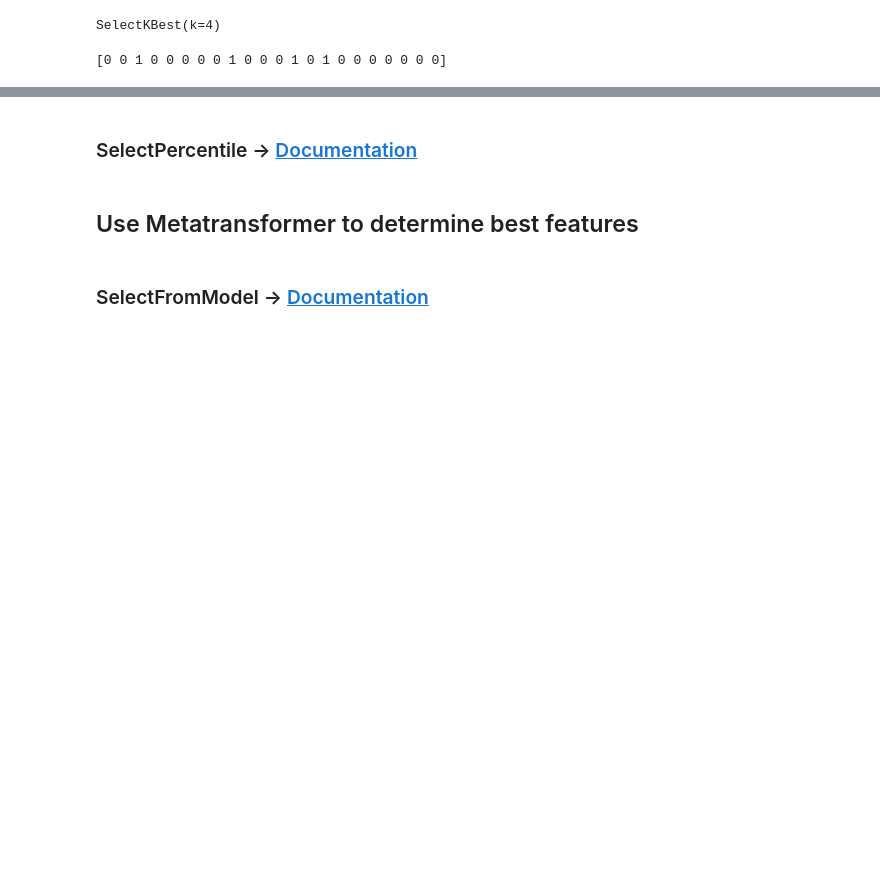
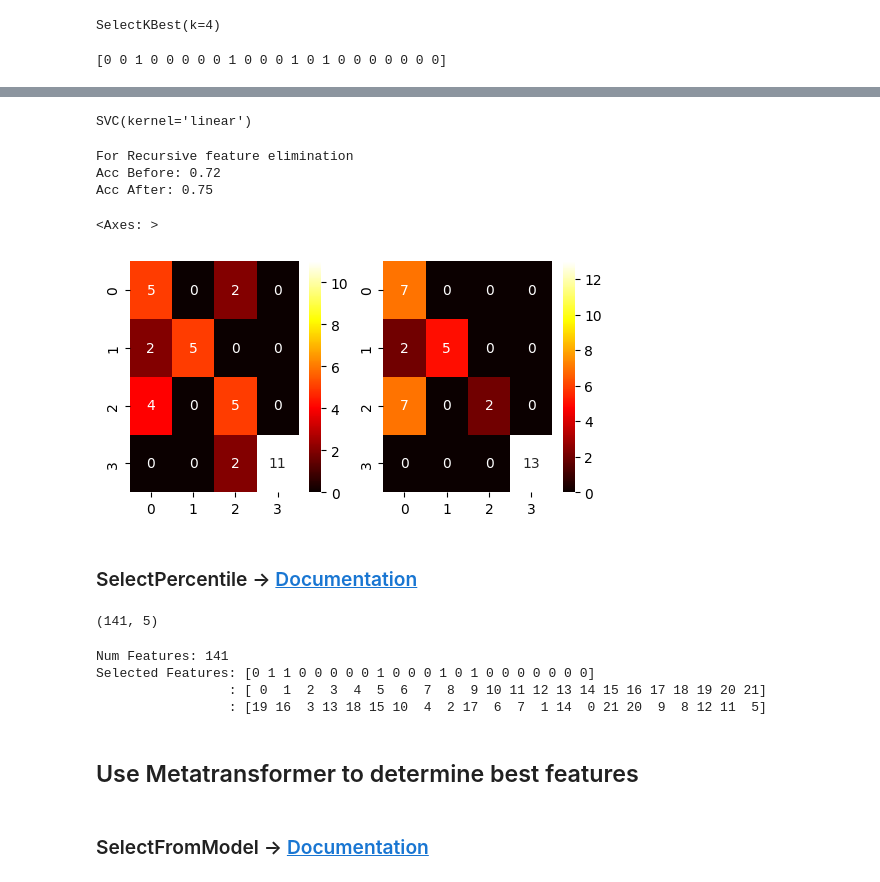
Before and after one commit to JoseDavidN/machine_learning, a Jupyter notebook: Sem_08/Feature_selection.ipynb, the cells around one changed output, grey strips where cells are left out. Cells and saved outputs as stored; diff of their text form; code cells hidden in the pictures; blank space fills up the shorter version.

```diff
--- a/Sem_08/Feature_selection.ipynb
+++ b/Sem_08/Feature_selection.ipynb
@@ -206,3 +205,7 @@ Random order     : [19 16  3 13 18 15 10  4  2 17  6  7  1 14  0 21 20  9  8 12
 Original order   : [ 0  1  2  3  4  5  6  7  8  9 10 11 12 13 14 15 16 17 18 19 20 21]
 # %%
 # Retrain classifier on best features and make predictions
+clf = SVC(kernel = 'linear')
+clf.fit(best_train, y_train)
+# %% [output]
+SVC(kernel='linear')
@@ -215,19 +212,45 @@ print("For Recursive feature elimination")
+# %%
+# Compute metrics
+predictions = clf.predict(best_test)
+acc_best = accuracy_score(y_test, predictions)
+cm_best  = confusion_matrix(y_test, predictions)
+
+print("For Recursive feature elimination")
+print(f'Acc Before: {round(acc_b, 2)}\nAcc After: {round(acc_best, 2)}')
+
+_, axes = plt.subplots(1, 2, figsize=(6,3))
+sns.heatmap(cm_b, annot=True, cmap='hot', ax=axes[0])
+sns.heatmap(cm_best, annot=True, cmap='hot', ax=axes[1])
+# %% [output]
+For Recursive feature elimination
+Acc Before: 0.72
+Acc After: 0.75
+<Axes: >
+[figure, added]
 # %% [markdown]
 ### SelectPercentile -> [Documentation](https://scikit-learn.org/stable/modules/generated/sklearn.feature_selection.SelectPercentile.html#sklearn.feature_selection.SelectPercentile)
 # %%
 from sklearn.feature_selection import SelectPercentile, f_classif, chi2 #ANOVA
 
-spc = SelectPercentile( _ , percentile = _ )
-spc.fit( _ , _ )
+spc = SelectPercentile( f_classif , percentile = 20 )
+spc.fit( X_train , y_train )
 
-best_train =
-best_test =
+best_train = X_train[:, spc.get_support()]
+best_test = X_test[:, spc.get_support()]
 
 print (best_train.shape)
+# %% [output]
+(141, 5)
 # %%
 print("Num Features: %d" % best_train.shape[0])
-print("Selected Features: %s" % _ )
+print("Selected Features: %s" % np.array(spc.get_support(), dtype=int))
 print("                 : %s" % np.arange(22))
+print("                 : %s" % random_columns)
+# %% [output]
+Num Features: 141
+Selected Features: [0 1 1 0 0 0 0 0 1 0 0 0 1 0 1 0 0 0 0 0 0 0]
+                 : [ 0  1  2  3  4  5  6  7  8  9 10 11 12 13 14 15 16 17 18 19 20 21]
+                 : [19 16  3 13 18 15 10  4  2 17  6  7  1 14  0 21 20  9  8 12 11  5]
 # %%
 # Retrain classifier on best features and make predictions
 # %%
```
Also changed, not shown: parts of 14 cells of this notebook.
